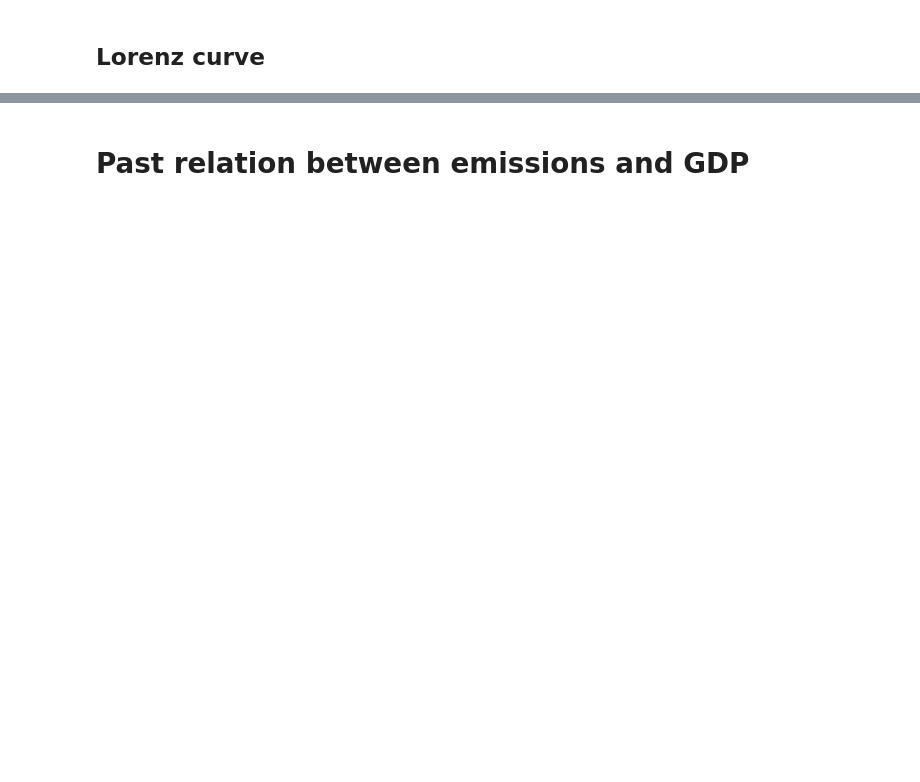
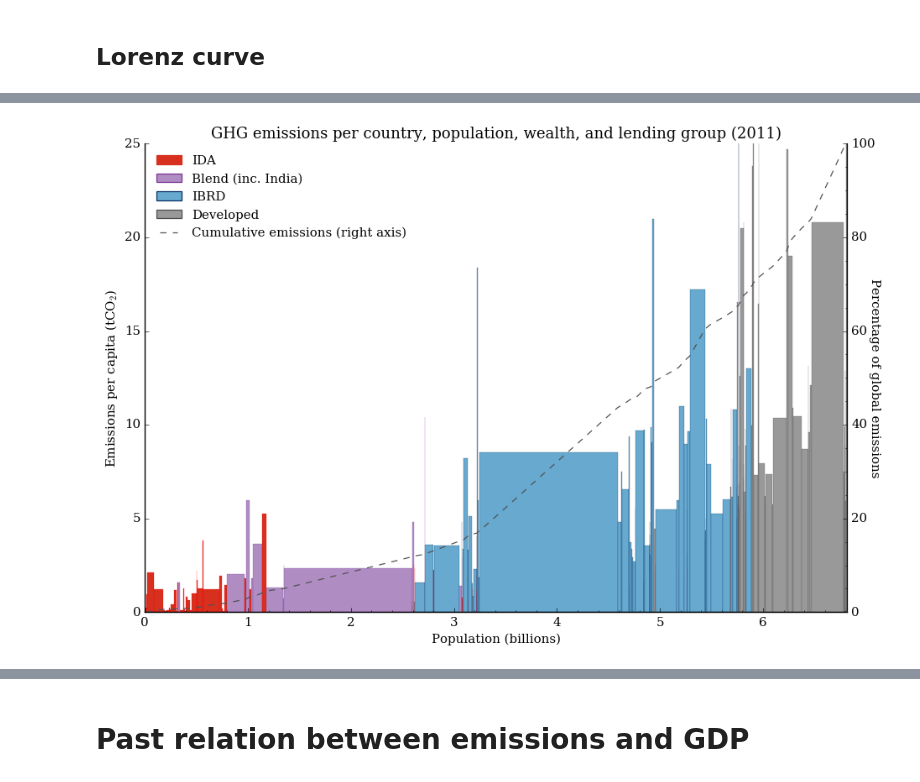
Before and after one commit to adrivsh/hh_emi_ineq, a Jupyter notebook: countries_emis_ineq_new.ipynb, the cells around one changed output, grey strips where cells are left out. Cells and saved outputs as stored; diff of their text form; code cells hidden in the pictures; blank space fills up the shorter version.

```diff
--- a/countries_emis_ineq_new.ipynb
+++ b/countries_emis_ineq_new.ipynb
@@ -172,0 +299,91 @@ plt.savefig("scatter_natgeo.png")
+# %%
+##all GHG only
+
+dflor = data_all.query("year=='2011'")[["country","pop","gdp_pc","emis_tot","emis_pc"]].sort_values(by="gdp_pc")
+dflor[["pop","emis_tot"]]=dflor[["pop","emis_tot"]]/1e9
+dflor["cum_emis"]=100*dflor.emis_tot.cumsum()/dflor.emis_tot.cumsum().iloc[-1]
+dflor["cum_pop"]=[0]+dflor["pop"][:-1].cumsum().tolist()
+
+dflor["cum_pop2"]=dflor["pop"].cumsum()
+#dflor["cum_pop"]-=dflor["cum_pop"].iloc[0] #offset x axis
+#dflor.plot(x="cum_pop",y="cum_emis")
+plt.figure(figsize=(12,8))
+
+ax=plt.subplot(1,1,1)
+
+ax.spines['top'].set_color('none')
+ax.spines['right'].set_color('none')
+
+ax.bar(dflor.cum_pop, dflor.emis_pc, width=dflor["pop"], linewidth=0.2, color=dsimple.country.replace(lending_group.replace(colors)),
+            edgecolor=dsimple.country.replace(lending_group.replace(edgecolors)))
+
+
+ax.xaxis.set_ticks_position('bottom')
+ax.yaxis.set_ticks_position('left')
+
+plt.xlabel("Population (billions)")
+plt.ylabel('Emissions per capita (tCO$_2$)')
+
+
+ax2=ax.twinx()
+ax2.plot(dflor.cum_pop2, dflor.cum_emis, "--", color="#525252")
+ax2.set_ylabel("Percentage of global emissions", rotation=-90)
+ax2.minorticks_on()
+
+ax.spines['top'].set_color('none')
+ax.set_ylim(ymax=25)
+ax2.spines['top'].set_color('none')
+
+title = "GHG emissions per country, population, wealth, and lending group (2011)"
+
+#for tic in ax2.yaxis.get_major_ticks()+ax.yaxis.get_major_ticks()+ax.xaxis.get_major_ticks():
+#    tic.tick1On = tic.tick2On = False
+
+plt.title(title)
+
+plt.xlim(xmax=dflor["pop"].sum())
+
+
+
+if False:
+    #Get artists and labels for legend and chose which ones to display
+    handles, labels = ax.get_legend_handles_labels()
+    display = (0,1,2)
+
+    #Create custom artists
+    simArtist = plt.Line2D((0,1),(0,0), color='k', marker='o', linestyle='')
+    anyArtist = plt.Line2D((0,1),(0,0), color='k')
+
+    #Create legend from custom artist/label lists
+    ax.legend([handle for i,handle in enumerate(handles) if i in display]+[simArtist,anyArtist],
+              [label for i,label in enumerate(labels) if i in display]+['Simulation', 'Analytic'])
+
+
+    cols = [colors['IDA'],colors['Blend'], colors['IBRD'], colors['..']]
+
+    labels = ['IDA','Blend' , 'IBRD', 'Developped']
+    dummies = [ax.plot([], [], ls='-', c=c)[0] for c in cols]
+    ax.legend(dummies, labels)
+
+
+
+import matplotlib.patches as mpatches
+import matplotlib.lines as mlines
+
+patchs=[
+    mpatches.Patch(ec=colors['IDA'],  fc=colors['IDA'], label='IDA'),
+    mpatches.Patch(ec=edgecolors['Blend'],fc=colors['Blend'], label='Blend (inc. India)'),
+    mpatches.Patch(ec=edgecolors['IBRD'], fc=colors['IBRD'], label='IBRD'),
+    mpatches.Patch(ec=edgecolors['..'],   fc=colors['..'], label='Developed'),
+    mlines.Line2D([], [], ls="--", color='#525252', label='Cumulative emissions (right axis)')
+         ]
+
+ax.legend(handles=patchs, loc="upper left", prop=font,frameon=False)
+
+
+plt.savefig(title+".png")
+
+plt.savefig(title+".eps")
+dflor[["country","cum_pop","cum_emis"]].set_index("country").to_csv(title+".csv", index=True)
+# %% [output]
+[figure, added]
```
Also changed, not shown: parts of 45 cells of this notebook, 1 other file.
